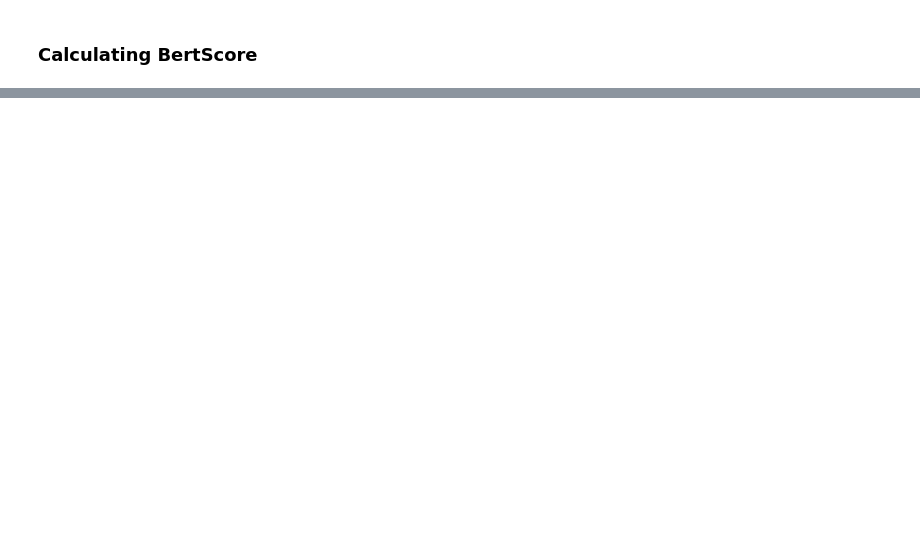
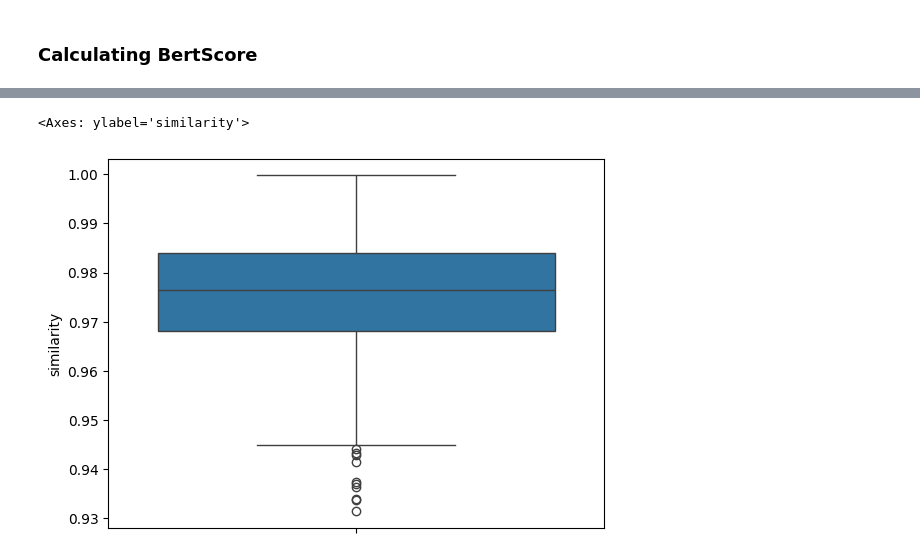
Before and after one commit to marc1971/Assignement-Module4-CAS-NLP, a Jupyter notebook: final_project_main.ipynb, the cells around one changed output, grey strips where cells are left out. Cells and saved outputs as stored; diff of their text form; code cells hidden in the pictures; blank space fills up the shorter version.

```diff
--- a/final_project_main.ipynb
+++ b/final_project_main.ipynb
@@ -574,0 +668,5 @@ print(mean_BSC_pre, mean_BSC_rec, mean_BSC_f1)
+# %%
+sns.boxplot(y=df_pred2["similarity"])
+# %% [output]
+<Axes: ylabel='similarity'>
+[figure, added]
```
Also changed, not shown: parts of 34 cells of this notebook.
